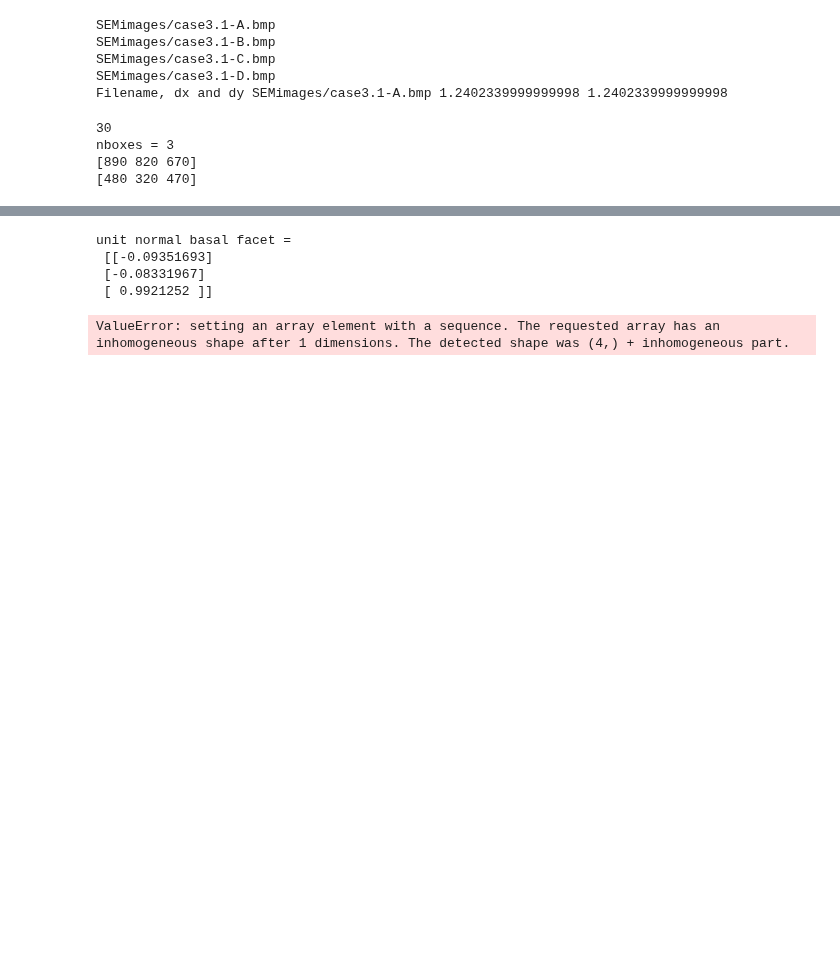
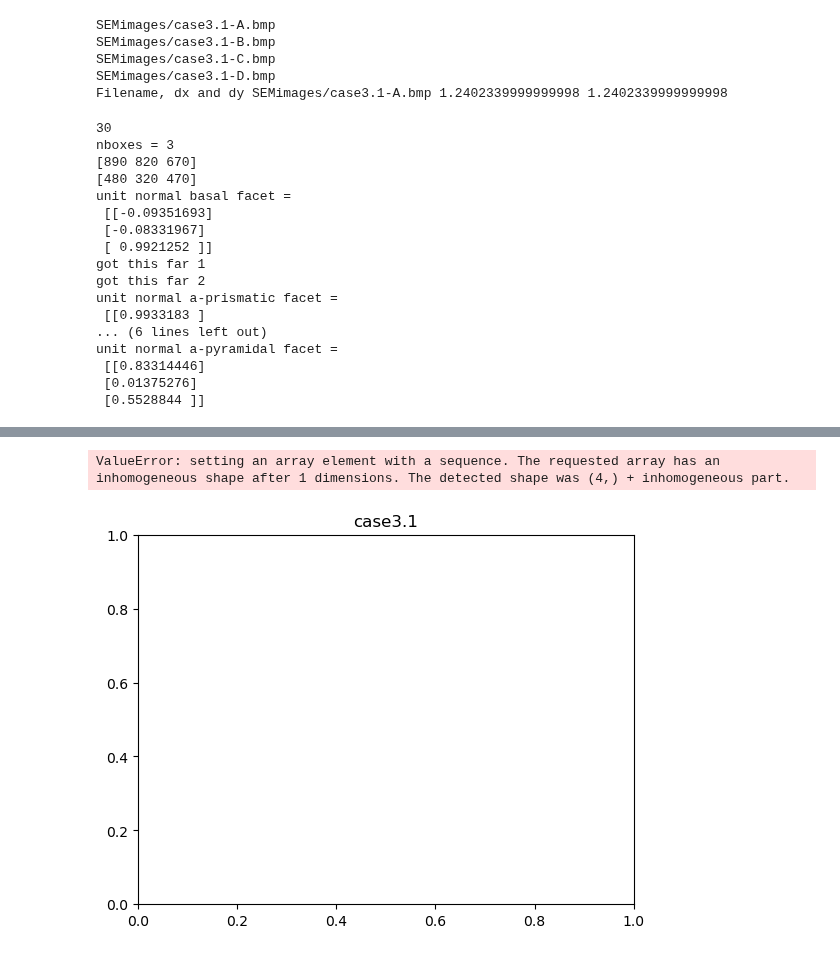
Before and after one commit to sneshyba/ice2021, a Jupyter notebook: crystals/2023-06-21/case3.1 (calibration2)/GNBF_calibrate_from_Xtlvecs.ipynb, the cells around one changed output, grey strips where cells are left out. Cells and saved outputs as stored; diff of their text form; code cells hidden in the pictures; blank space fills up the shorter version.

```diff
--- a/crystals/2023-06-21/case3.1 (calibration2)/GNBF_calibrate_from_Xtlvecs.ipynb
+++ b/crystals/2023-06-21/case3.1 (calibration2)/GNBF_calibrate_from_Xtlvecs.ipynb
@@ -81,12 +81,16 @@ plt.title(imageroot)
 ndvec = -cvec; print ('unit normal basal facet =\n',ndvec)
 dboxcenterx = nx1list[2]
 dboxcentery = ny1list[2]
-lined_disp = list(np.squeeze([dboxcenterx,dboxcentery,dboxcenterx+ndvec[0]*scale,dboxcentery+ndvec[1]*scale]).astype(int))
+scaledcenterxterm = (dboxcenterx+ndvec[0]*scale).item()
+scaledcenteryterm = (dboxcentery+ndvec[1]*scale).item()
+lined_disp = list(np.squeeze([dboxcenterx,dboxcentery,scaledcenterxterm,scaledcenteryterm]).astype(int))
 draw.line(lined_disp, fill=fillc,width=linewidth)
 
 # Calculate and show the prismatic normal associated with vector a
 navec = np.matrix(np.cross(cvec.T,avec.T)).T
 print ('unit normal a-prismatic facet =\n',navec)
+scaledcenterxterm = (dboxcenterx+ndvec[0]*scale).item()
+scaledcenteryterm = (dboxcentery+ndvec[1]*scale).item()
 # linea_disp = list(np.squeeze([xorigin,yorigin,xorigin+navec[0]*scale,yorigin+navec[1]*scale]).astype(int))
 # draw.line(linea_disp, fill=filla,width=2)
 
@@ -124,3 +128,16 @@ plt.grid(True)
 nboxes = 3
 [890 820 670]
 [480 320 470]
+unit normal basal facet =
+ [[-0.09351693]
+ [-0.08331967]
+ [ 0.9921252 ]]
+got this far 1
+got this far 2
+unit normal a-prismatic facet =
+ [[0.9933183 ]
+... (6 lines left out)
+unit normal a-pyramidal facet =
+ [[0.83314446]
+ [0.01375276]
+ [0.5528844 ]]
@@ -129,8 +144,5 @@ nboxes = 3
-unit normal basal facet =
- [[-0.09351693]
- [-0.08331967]
- [ 0.9921252 ]]
+ValueError: setting an array element with a sequence. The requested array has an inhomogeneous shape after 1 dimensions. The detected shape was (4,) + inhomogeneous part.
-ValueError: setting an array element with a sequence. The requested array has an inhomogeneous shape after 1 dimensions. The detected shape was (4,) + inhomogeneous part.
+[figure, added]
 # %%
 # For each detector, get s-values
 sAa, sBa, sCa, sDa = ims.mygets(navec,theta)
```
Also changed, not shown: parts of 2 cells of this notebook.
